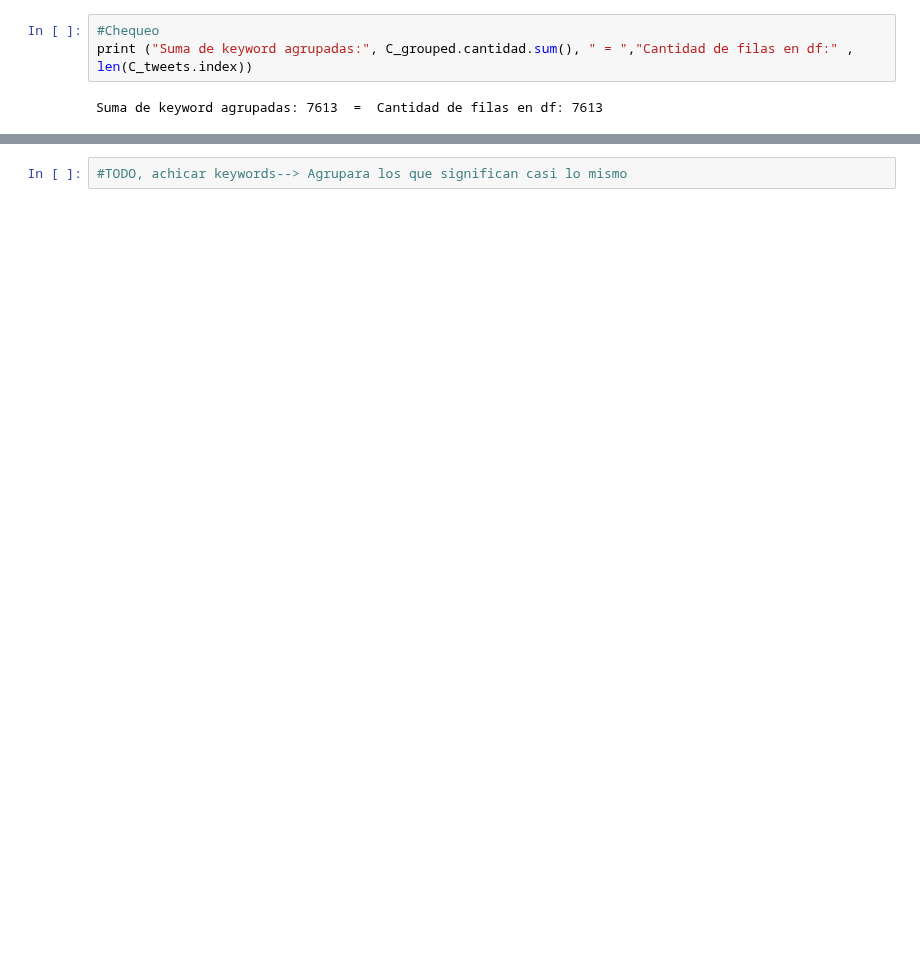
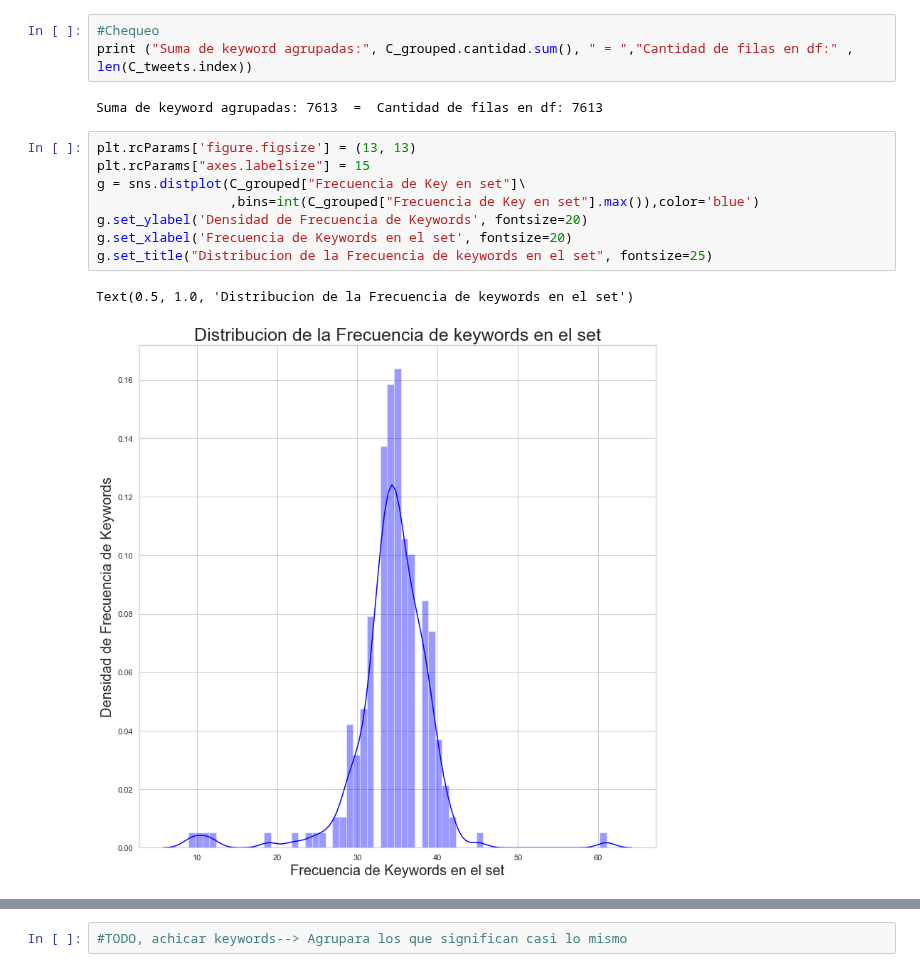
Before and after one commit to axelmpm/TP1_DATOS_1C_2020, a Jupyter notebook: Cristian/C_AnalisisKeywords.ipynb, the cells around one changed output, grey strips where cells are left out. Saved outputs shown, nothing was run; the diff lists cells and outputs as text; blank space fills up the shorter version.

```diff
--- a/Cristian/C_AnalisisKeywords.ipynb
+++ b/Cristian/C_AnalisisKeywords.ipynb
@@ -137,3 +135,14 @@ C_grouped
 print ("Suma de keyword agrupadas:", C_grouped.cantidad.sum(), " = ","Cantidad de filas en df:" , len(C_tweets.index))
 # %% [output]
 Suma de keyword agrupadas: 7613  =  Cantidad de filas en df: 7613
+# %%
+plt.rcParams['figure.figsize'] = (13, 13)
+plt.rcParams["axes.labelsize"] = 15
+g = sns.distplot(C_grouped["Frecuencia de Key en set"]\
+                 ,bins=int(C_grouped["Frecuencia de Key en set"].max()),color='blue')
+g.set_ylabel('Densidad de Frecuencia de Keywords', fontsize=20)
+g.set_xlabel('Frecuencia de Keywords en el set', fontsize=20)
+g.set_title("Distribucion de la Frecuencia de keywords en el set", fontsize=25)
+# %% [output]
+Text(0.5, 1.0, 'Distribucion de la Frecuencia de keywords en el set')
+[figure, added]
```
Also changed, not shown: parts of 7 cells of this notebook.
